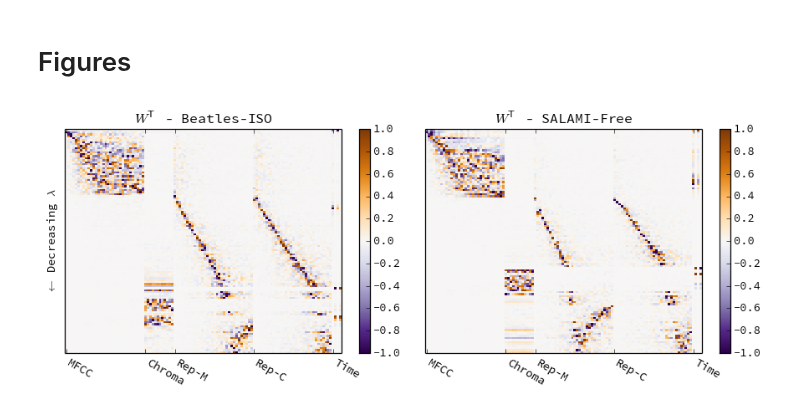
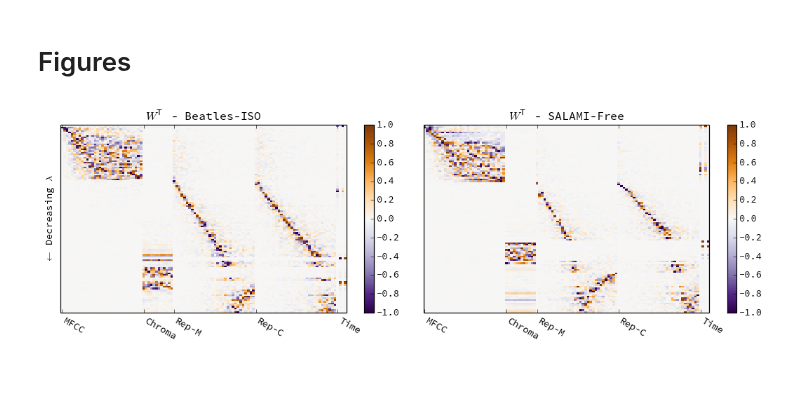
Before and after one commit to bmcfee/olda, a Jupyter notebook: code/ICASSP 2013 - Segmentation.ipynb, the cells around one changed output. Drawn from its saved outputs; the diff is of its cells as text; code cells hidden in the pictures; blank space fills up the shorter version.

```diff
--- a/code/ICASSP 2013 - Segmentation.ipynb
+++ b/code/ICASSP 2013 - Segmentation.ipynb
@@ -183,23 +183,23 @@ save_results('/home/bmcfee/git/olda/data/salami_scores_dyn.csv', perfs_salami)
 model_beatles = np.load('/home/bmcfee/git/olda/data/model_olda_beatles.npy')
 model_salami  = np.load('/home/bmcfee/git/olda/data/model_olda_salami.npy')
 # %%
-figure(figsize=(10,4))
+figure(figsize=(12,4))
 subplot(121)
 imshow(model_beatles, aspect='auto', interpolation='none', cmap='PuOr_r')
 title('$W^\mathsf{T}$ - Beatles-ISO')
 yticks([])
 ylabel('$\leftarrow$ Decreasing $\lambda$')
 xticks([0, 32, 44, 76, 108], ['MFCC', 'Chroma', 'Rep-M', 'Rep-C', 'Time'], rotation=-30, horizontalalignment='left')
 colorbar()
 
 subplot(122)
 imshow(model_salami, aspect='auto', interpolation='none', cmap='PuOr_r')
 title('$W^\mathsf{T}$ - SALAMI-Free')
 colorbar()
 yticks([])
 xticks([0, 32, 44, 76, 108], ['MFCC', 'Chroma', 'Rep-M', 'Rep-C', 'Time'], rotation=-30, horizontalalignment='left')
 
 tight_layout()
 savefig('/home/bmcfee/git/olda/paper/figs/w.pdf', format='pdf', pad_inches=0, transparent=True)
 # %% [output]
-[figure, old version]
+[figure, new version]
```
Also changed, not shown: 4 other files.
